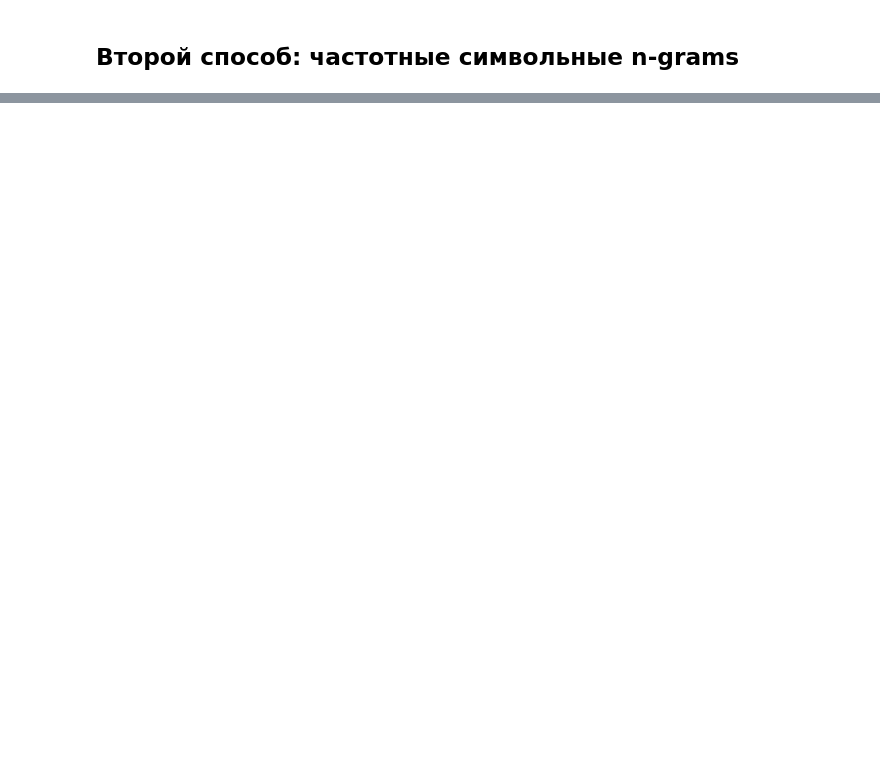
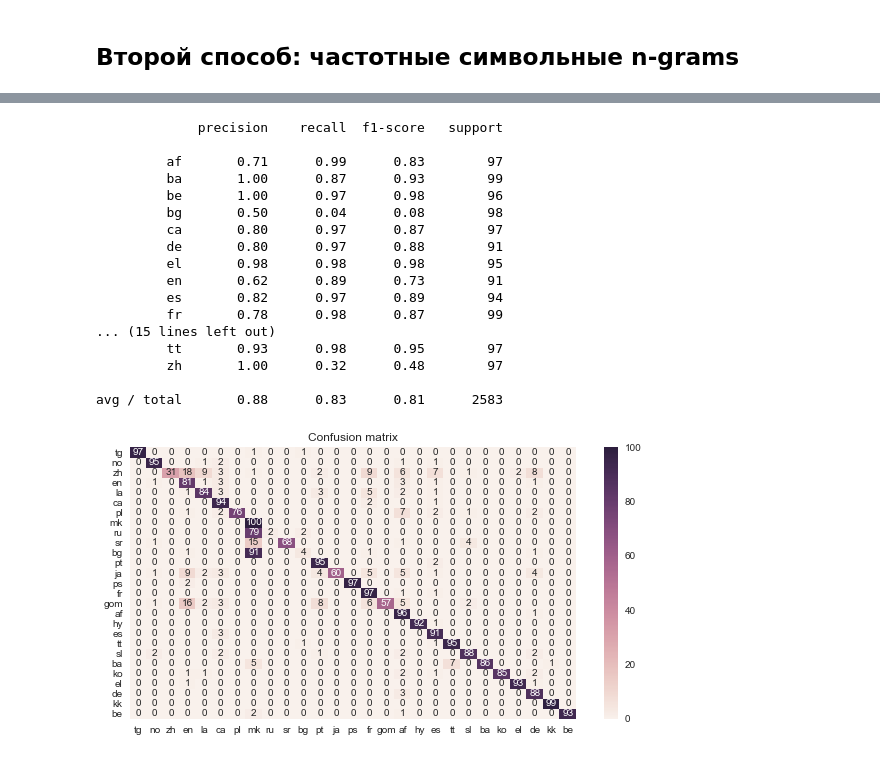
Before and after one commit to dkbrz/AOT_HW, a Jupyter notebook: HW_3/HW-3.ipynb, the cells around one changed output, grey strips where cells are left out. Cells and saved outputs as stored; diff of their text form; code cells hidden in the pictures; blank space fills up the shorter version.

```diff
--- a/HW_3/HW-3.ipynb
+++ b/HW_3/HW-3.ipynb
@@ -308,0 +422,27 @@ avg / total       0.91      0.90      0.89       255
+# %%
+def make_bigrams(text):
+    N = 2 # задаем длину n-граммы
+    text = re.sub(r'[^\w\s]','',text).replace('\n', '')
+    text = re.sub(r'\d','',text)
+    text = re.sub(r'[\s]{2,}',' ',text)
+    ngrams = zip(*(islice(seq, index, None) for index, seq in enumerate(tee(text, N))))
+    ngrams = [''.join(x) for x in ngrams]
+    return ngrams
+
+total_bigrams = collections.defaultdict(lambda: collections.defaultdict(lambda: 0))
+
+for lang in wiki_texts.keys():
+    for article in wiki_texts[lang]:
+        for word in make_bigrams(article.replace('\n', '').lower()):
+            total_bigrams[lang][word] += 1
+
+for lang in wiki_texts.keys():
+    print('{}\t{}\t{}'.format(lang, sum(total_bigrams[lang].values()), len(total_bigrams[lang])))
+
+for lang in wiki_texts.keys():
+    summ = sum(total_bigrams[lang].values())
+    for word in total_bigrams[lang]:
+        total_bigrams[lang][word] = total_bigrams[lang][word]/summ
+
+for lang in wiki_texts.keys():
+    total_bigrams[lang] = {i[0]:i[1] for i in collections.Counter(total_bigrams[lang]).most_common(500)}
@@ -308,0 +490,34 @@ avg / total       0.91      0.90      0.89       255
+# %%
+def predict_language_bigrams(text, total_bigrams):
+    text_words = make_bigrams(text)
+    variants = {}
+
+    for lang in total_ngrams.keys():
+        summ = 0
+        for word in text_words:
+            if word in total_bigrams[lang]:
+                summ += total_bigrams[lang][word]
+        variants[lang] = summ
+
+    return max(variants, key=lambda x: variants[x])
+# %%
+print_result(wiki_texts, predict_language_bigrams, total_bigrams)
+# %% [output]
+             precision    recall  f1-score   support
+
+         af       0.71      0.99      0.83        97
+         ba       1.00      0.87      0.93        99
+         be       1.00      0.97      0.98        96
+         bg       0.50      0.04      0.08        98
+         ca       0.80      0.97      0.87        97
+         de       0.80      0.97      0.88        91
+         el       0.98      0.98      0.98        95
+         en       0.62      0.89      0.73        91
+         es       0.82      0.97      0.89        94
+         fr       0.78      0.98      0.87        99
+... (15 lines left out)
+         tt       0.93      0.98      0.95        97
+         zh       1.00      0.32      0.48        97
+
+avg / total       0.88      0.83      0.81      2583
+[figure, added]
```
Also changed, not shown: parts of 70 cells of this notebook, 2 other files.
